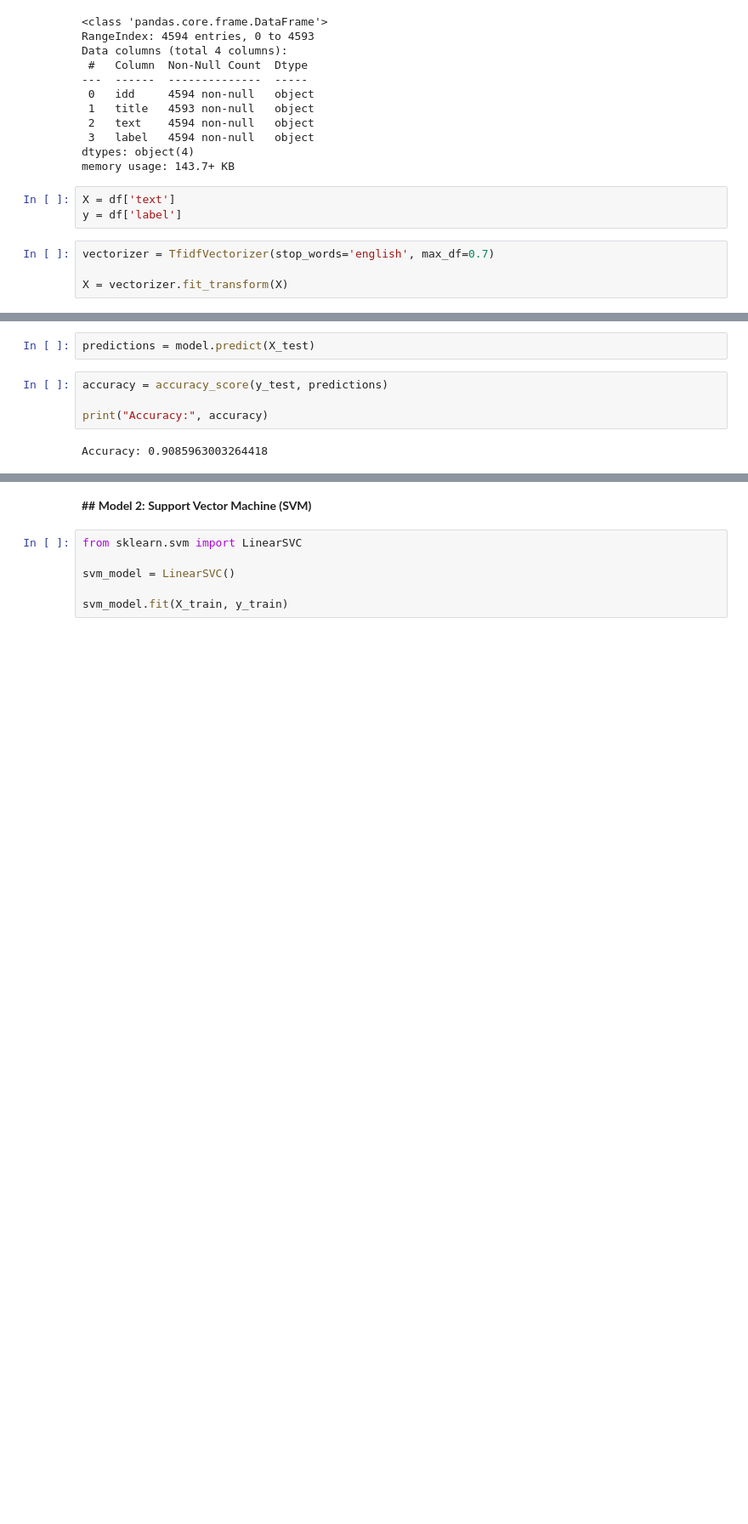
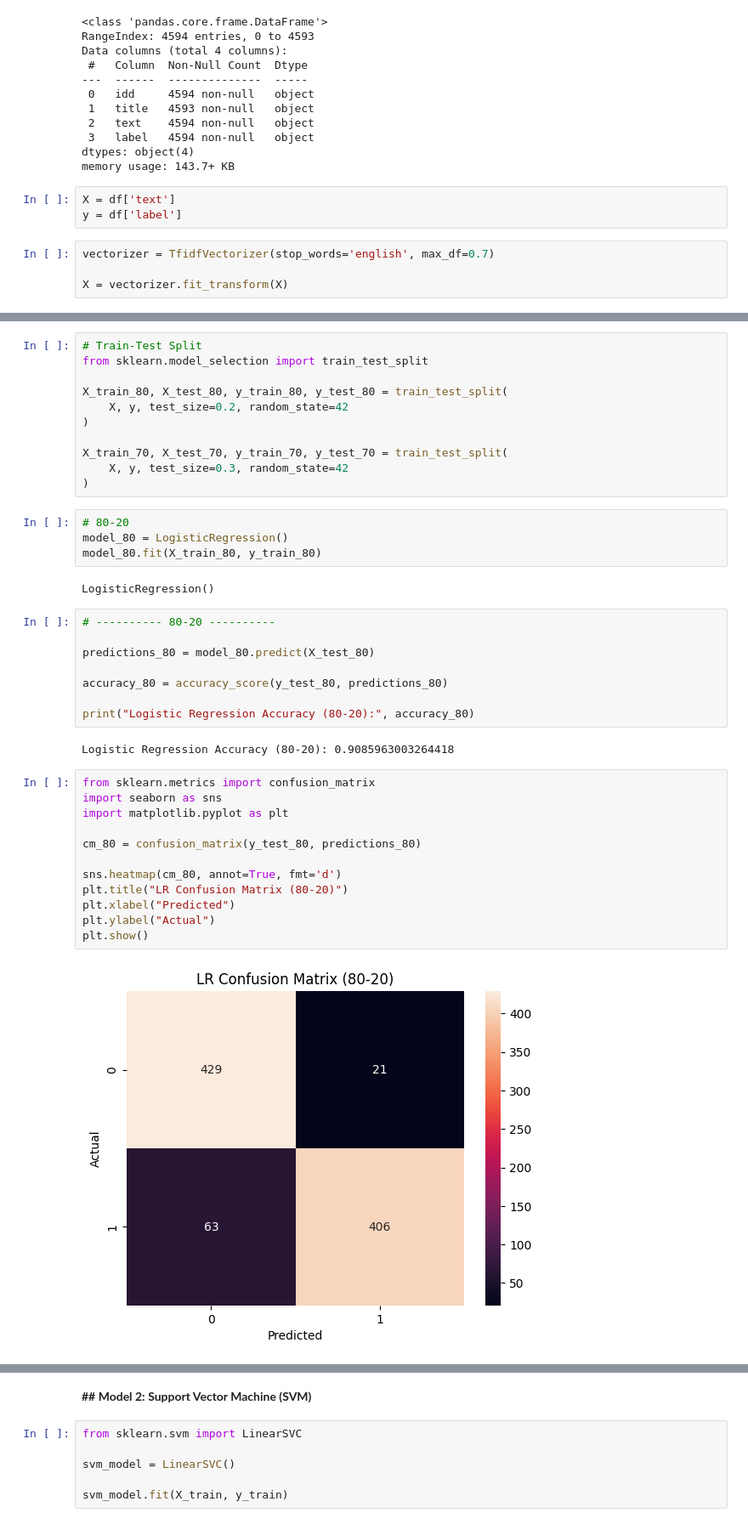
Before and after one commit to AkhilKrishna016/fake-news-detection-ml, a Jupyter notebook: fake_news_models.ipynb, the cells around one changed output, grey strips where cells are left out. Shown at 85% size. Drawn from its saved outputs; the diff is of its cells as text; blank space fills up the shorter version.

Commit message:
logistic regression (80-20 , 70-30) and confusion matrix added

```diff
--- a/fake_news_models.ipynb
+++ b/fake_news_models.ipynb
@@ -59,8 +49,41 @@ LogisticRegression()
-# %%
-predictions = model.predict(X_test)
-# %%
-accuracy = accuracy_score(y_test, predictions)
-
-print("Accuracy:", accuracy)
-# %% [output]
-Accuracy: 0.9085963003264418
+# %%
+# Train-Test Split
+from sklearn.model_selection import train_test_split
+
+X_train_80, X_test_80, y_train_80, y_test_80 = train_test_split(
+    X, y, test_size=0.2, random_state=42
+)
+
+X_train_70, X_test_70, y_train_70, y_test_70 = train_test_split(
+    X, y, test_size=0.3, random_state=42
+)
+# %%
+# 80-20
+model_80 = LogisticRegression()
+model_80.fit(X_train_80, y_train_80)
+# %% [output]
+LogisticRegression()
+# %%
+# ---------- 80-20 ----------
+
+predictions_80 = model_80.predict(X_test_80)
+
+accuracy_80 = accuracy_score(y_test_80, predictions_80)
+
+print("Logistic Regression Accuracy (80-20):", accuracy_80)
+# %% [output]
+Logistic Regression Accuracy (80-20): 0.9085963003264418
+# %%
+from sklearn.metrics import confusion_matrix
+import seaborn as sns
+import matplotlib.pyplot as plt
+
+cm_80 = confusion_matrix(y_test_80, predictions_80)
+
+sns.heatmap(cm_80, annot=True, fmt='d')
+plt.title("LR Confusion Matrix (80-20)")
+plt.xlabel("Predicted")
+plt.ylabel("Actual")
+plt.show()
+# %% [output]
+[figure, added]
```
Also changed, not shown: parts of 9 cells of this notebook.
